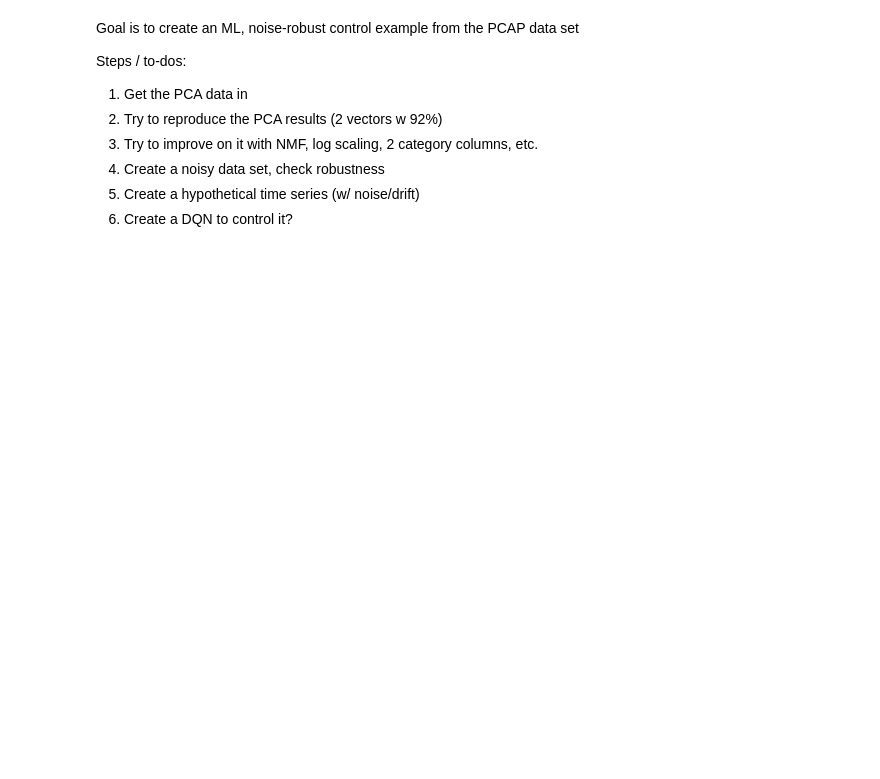
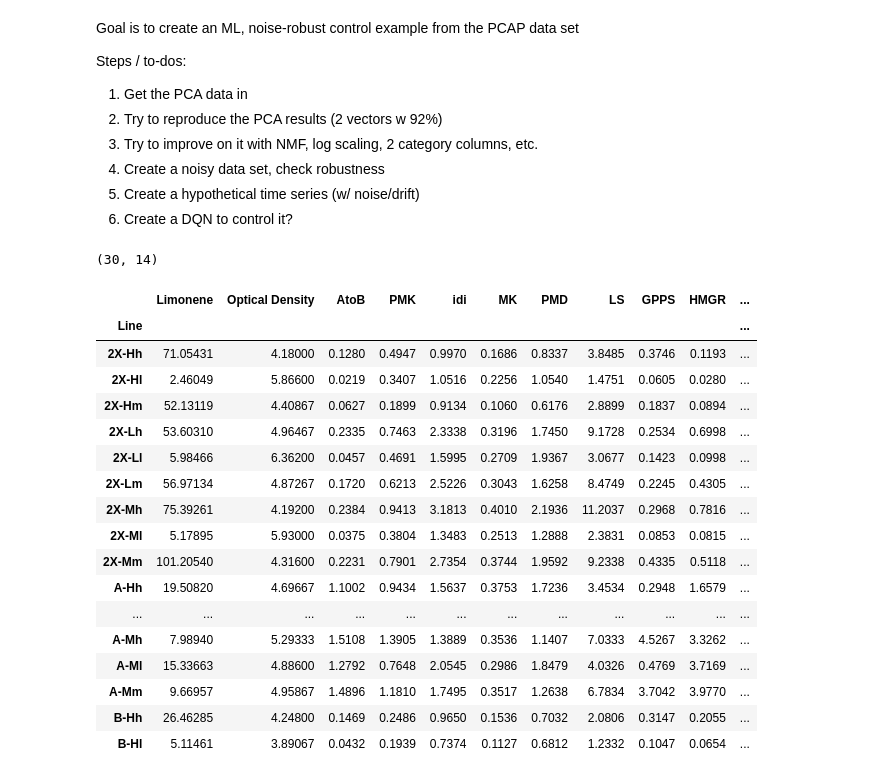
Before and after one commit to drhansj/limoneneML, a Jupyter notebook: LimoneneData.ipynb, the cells around one changed output. Cells and saved outputs as stored; diff of their text form; code cells hidden in the pictures; blank space fills up the shorter version.

Commit message:
Added limonene data, description, and updated notebook

```diff
--- a/LimoneneData.ipynb
+++ b/LimoneneData.ipynb
@@ -8,6 +8,34 @@ Steps / to-dos:
 1. Create a noisy data set, check robustness
 1. Create a hypothetical time series (w/ noise/drift)
 1. Create a DQN to control it?
+# %%
+import pandas as pd
+
+limonene_data = pd.read_csv("./LimonenePCAPData.csv", index_col=0)
+
+print(limonene_data.shape)
+
+limonene_data
+# %% [output]
+(30, 14)
+|  | Limonene | Optical Density | AtoB | PMK | idi | MK | PMD | LS | GPPS | HMGR | ... |
+| Line |  |  |  |  |  |  |  |  |  |  | ... |
+| 2X-Hh | 71.05431 | 4.18000 | 0.1280 | 0.4947 | 0.9970 | 0.1686 | 0.8337 | 3.8485 | 0.3746 | 0.1193 | ... |
+| 2X-Hl | 2.46049 | 5.86600 | 0.0219 | 0.3407 | 1.0516 | 0.2256 | 1.0540 | 1.4751 | 0.0605 | 0.0280 | ... |
+| 2X-Hm | 52.13119 | 4.40867 | 0.0627 | 0.1899 | 0.9134 | 0.1060 | 0.6176 | 2.8899 | 0.1837 | 0.0894 | ... |
+| 2X-Lh | 53.60310 | 4.96467 | 0.2335 | 0.7463 | 2.3338 | 0.3196 | 1.7450 | 9.1728 | 0.2534 | 0.6998 | ... |
+| 2X-Ll | 5.98466 | 6.36200 | 0.0457 | 0.4691 | 1.5995 | 0.2709 | 1.9367 | 3.0677 | 0.1423 | 0.0998 | ... |
+| 2X-Lm | 56.97134 | 4.87267 | 0.1720 | 0.6213 | 2.5226 | 0.3043 | 1.6258 | 8.4749 | 0.2245 | 0.4305 | ... |
+| 2X-Mh | 75.39261 | 4.19200 | 0.2384 | 0.9413 | 3.1813 | 0.4010 | 2.1936 | 11.2037 | 0.2968 | 0.7816 | ... |
+| 2X-Ml | 5.17895 | 5.93000 | 0.0375 | 0.3804 | 1.3483 | 0.2513 | 1.2888 | 2.3831 | 0.0853 | 0.0815 | ... |
+| 2X-Mm | 101.20540 | 4.31600 | 0.2231 | 0.7901 | 2.7354 | 0.3744 | 1.9592 | 9.2338 | 0.4335 | 0.5118 | ... |
+| A-Hh | 19.50820 | 4.69667 | 1.1002 | 0.9434 | 1.5637 | 0.3753 | 1.7236 | 3.4534 | 0.2948 | 1.6579 | ... |
+| ... | ... | ... | ... | ... | ... | ... | ... | ... | ... | ... | ... |
+| A-Mh | 7.98940 | 5.29333 | 1.5108 | 1.3905 | 1.3889 | 0.3536 | 1.1407 | 7.0333 | 4.5267 | 3.3262 | ... |
+| A-Ml | 15.33663 | 4.88600 | 1.2792 | 0.7648 | 2.0545 | 0.2986 | 1.8479 | 4.0326 | 0.4769 | 3.7169 | ... |
+| A-Mm | 9.66957 | 4.95867 | 1.4896 | 1.1810 | 1.7495 | 0.3517 | 1.2638 | 6.7834 | 3.7042 | 3.9770 | ... |
+| B-Hh | 26.46285 | 4.24800 | 0.1469 | 0.2486 | 0.9650 | 0.1536 | 0.7032 | 2.0806 | 0.3147 | 0.2055 | ... |
+| B-Hl | 5.11461 | 3.89067 | 0.0432 | 0.1939 | 0.7374 | 0.1127 | 0.6812 | 1.2332 | 0.1047 | 0.0654 | ... |
 # %%
 # This is just the example code to see if it runs - SUCCESS!
 # Eigenfaces using NMF and PCA
```
Also changed, not shown: parts of 1 cell of this notebook, 2 other files.
